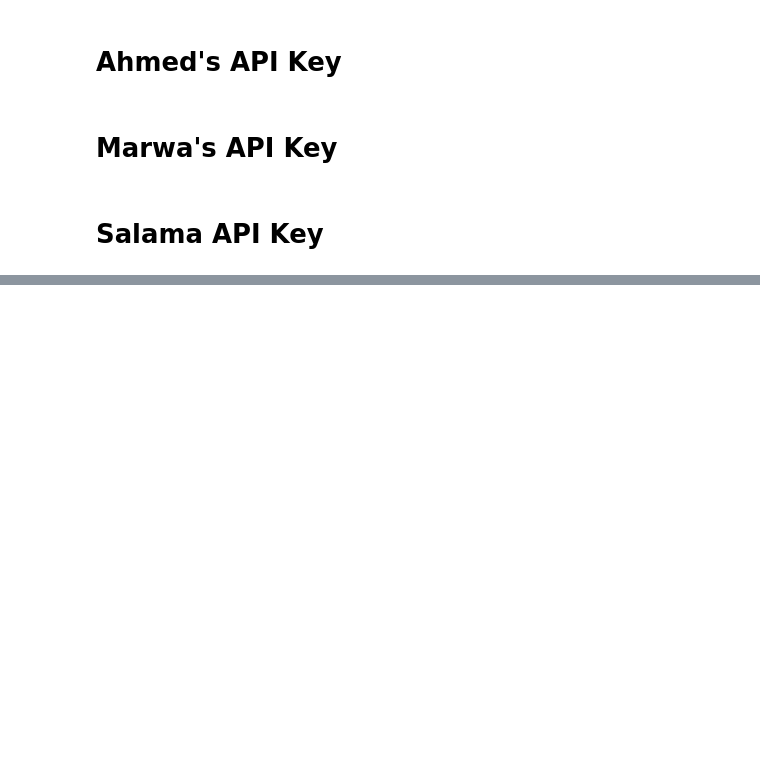
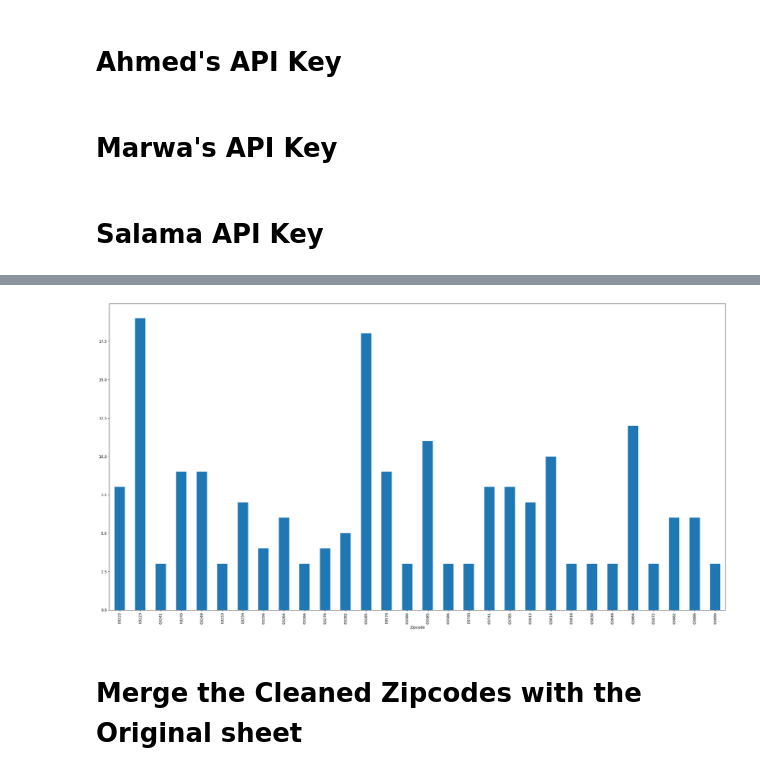
Before and after one commit to slynch00/land-scrub, a Jupyter notebook: pricing/Redfin Free API.ipynb, the cells around one changed output, grey strips where cells are left out. Saved outputs shown, nothing was run; the diff lists cells and outputs as text; code cells hidden in the pictures; blank space fills up the shorter version.

```diff
--- a/pricing/Redfin Free API.ipynb
+++ b/pricing/Redfin Free API.ipynb
@@ -148,3 +214,9 @@ if __name__ == "__main__":
+# %%
+df_cleaned.groupby('Zipcode')['PPA'].agg('count').plot(kind='bar', figsize=(30 , 15));
+# %% [output]
+[figure, added]
+# %% [markdown]
+# Merge the Cleaned Zipcodes with the Original sheet
 # %%
 import pandas as pd
 
```
Also changed, not shown: parts of 6 cells of this notebook, 2 other files.
